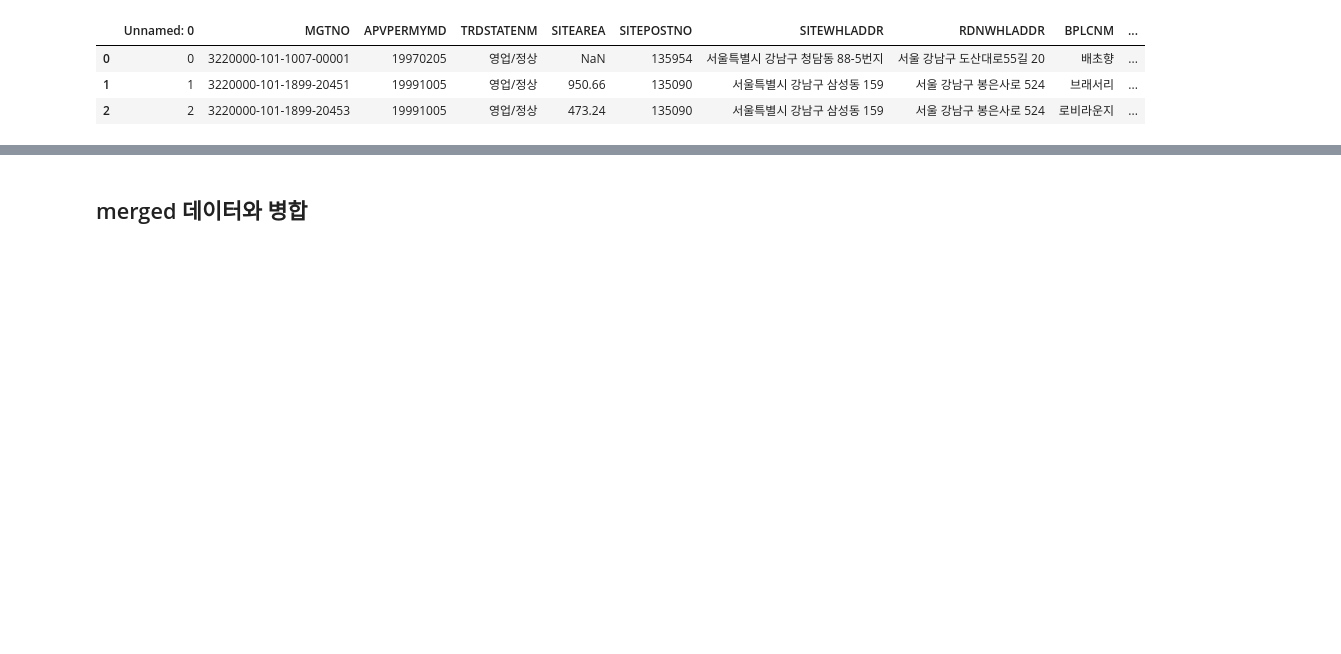
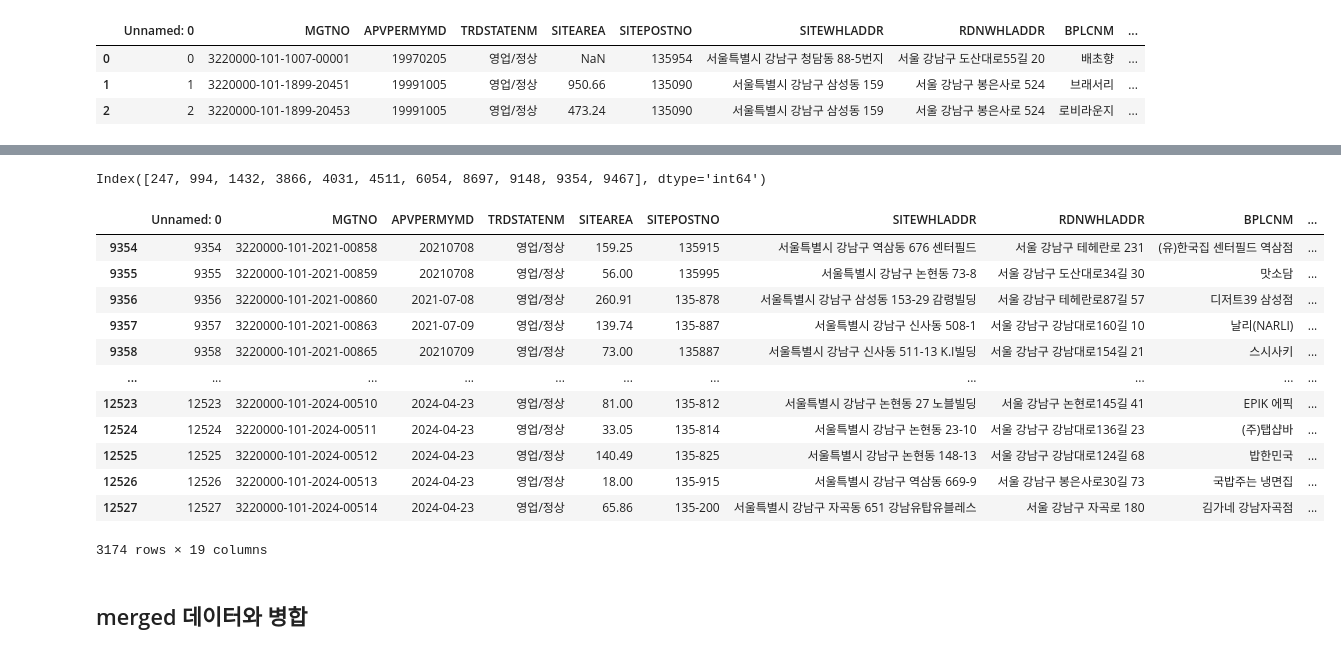
Before and after one commit to benidjor/model-restaurant-in-gangnam, a Jupyter notebook: kakao_reviews_by_request.ipynb, the cells around one changed output, grey strips where cells are left out. Saved outputs shown, nothing was run; the diff lists cells and outputs as text; code cells hidden in the pictures; blank space fills up the shorter version.

```diff
--- a/kakao_reviews_by_request.ipynb
+++ b/kakao_reviews_by_request.ipynb
@@ -254,6 +252,6 @@ len(ids2)
 # %%
 # id 컬럼 생성
-all_df["id"] = pd.Series(ids)
+all_df["id"] = pd.Series(ids2)
 # %%
 # id 컬럼의 10669 인덱스부터 10792까지 다시 찾은 값 (ids2)으로 대체
-all_df["id"].loc[10669:10792] = pd.Series(ids2, index=range(10669, 10793))
+# all_df["id"].loc[10669:10792] = pd.Series(ids2, index=range(10669, 10793))
@@ -325,0 +336,5 @@ all_df.head(3)
+# %%
+moved_idx = all_df[all_df.keyword == ""].index
+moved_idx
+# %% [output]
+Index([247, 994, 1432, 3866, 4031, 4511, 6054, 8697, 9148, 9354, 9467], dtype='int64')
@@ -325,0 +347,17 @@ all_df.head(3)
+# %%
+# id_mod 컬럼 한 줄씩 밑으로 내려간 것 확인
+all_df.loc[9354:, :]
+# %% [output]
+|  | Unnamed: 0 | MGTNO | APVPERMYMD | TRDSTATENM | SITEAREA | SITEPOSTNO | SITEWHLADDR | RDNWHLADDR | BPLCNM | ... |
+| 9354 | 9354 | 3220000-101-2021-00858 | 20210708 | 영업/정상 | 159.25 | 135915 | 서울특별시 강남구 역삼동 676 센터필드 | 서울 강남구 테헤란로 231 | (유)한국집 센터필드 역삼점 | ... |
+| 9355 | 9355 | 3220000-101-2021-00859 | 20210708 | 영업/정상 | 56.00 | 135995 | 서울특별시 강남구 논현동 73-8 | 서울 강남구 도산대로34길 30 | 맛소담 | ... |
+| 9356 | 9356 | 3220000-101-2021-00860 | 2021-07-08 | 영업/정상 | 260.91 | 135-878 | 서울특별시 강남구 삼성동 153-29 감령빌딩 | 서울 강남구 테헤란로87길 57 | 디저트39 삼성점 | ... |
+| 9357 | 9357 | 3220000-101-2021-00863 | 2021-07-09 | 영업/정상 | 139.74 | 135-887 | 서울특별시 강남구 신사동 508-1 | 서울 강남구 강남대로160길 10 | 날리(NARLI) | ... |
+| 9358 | 9358 | 3220000-101-2021-00865 | 20210709 | 영업/정상 | 73.00 | 135887 | 서울특별시 강남구 신사동 511-13 K.I빌딩 | 서울 강남구 강남대로154길 21 | 스시사키 | ... |
+| ... | ... | ... | ... | ... | ... | ... | ... | ... | ... | ... |
+| 12523 | 12523 | 3220000-101-2024-00510 | 2024-04-23 | 영업/정상 | 81.00 | 135-812 | 서울특별시 강남구 논현동 27 노블빌딩 | 서울 강남구 논현로145길 41 | EPIK 에픽 | ... |
+| 12524 | 12524 | 3220000-101-2024-00511 | 2024-04-23 | 영업/정상 | 33.05 | 135-814 | 서울특별시 강남구 논현동 23-10 | 서울 강남구 강남대로136길 23 | (주)탭샵바 | ... |
+| 12525 | 12525 | 3220000-101-2024-00512 | 2024-04-23 | 영업/정상 | 140.49 | 135-825 | 서울특별시 강남구 논현동 148-13 | 서울 강남구 강남대로124길 68 | 밥한민국 | ... |
+| 12526 | 12526 | 3220000-101-2024-00513 | 2024-04-23 | 영업/정상 | 18.00 | 135-915 | 서울특별시 강남구 역삼동 669-9 | 서울 강남구 봉은사로30길 73 | 국밥주는 냉면집 | ... |
+| 12527 | 12527 | 3220000-101-2024-00514 | 2024-04-23 | 영업/정상 | 65.86 | 135-200 | 서울특별시 강남구 자곡동 651 강남유탑유블레스 | 서울 강남구 자곡로 180 | 김가네 강남자곡점 | ... |
+3174 rows × 19 columns
```
Also changed, not shown: parts of 26 cells of this notebook, 3 other files.
